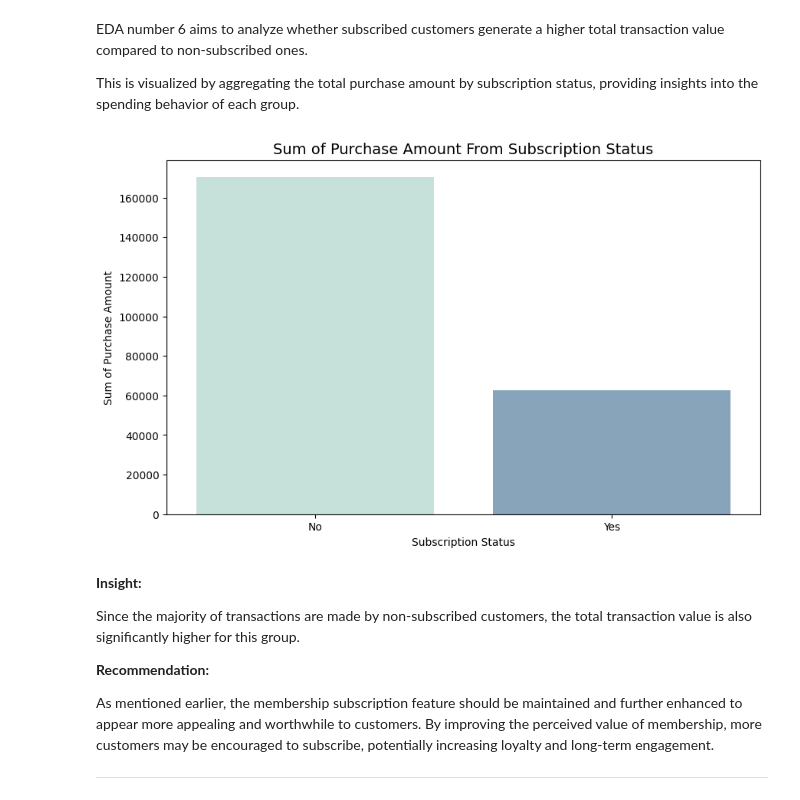
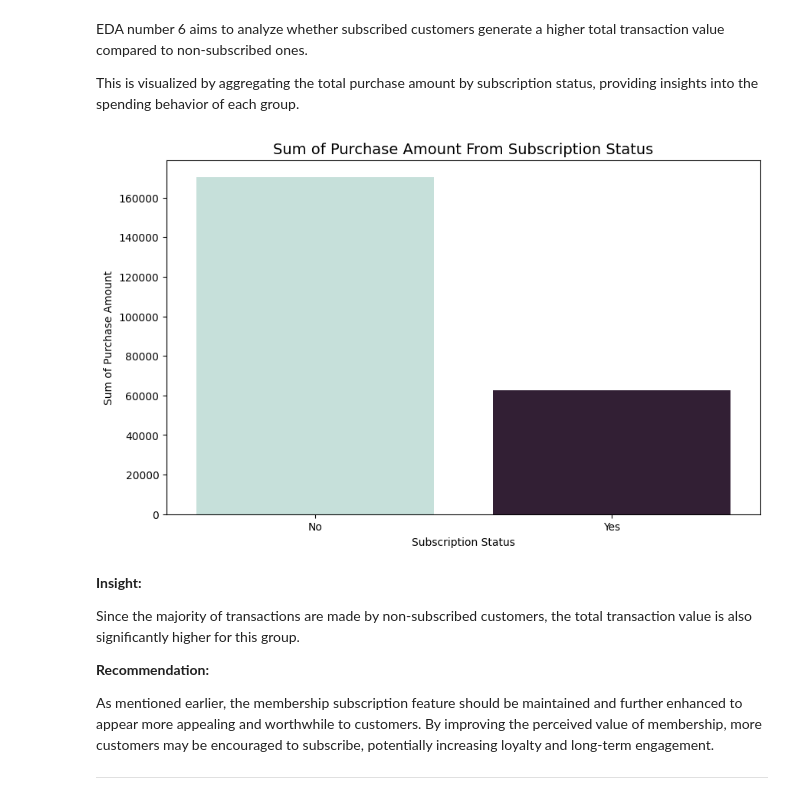
Before and after one commit to yonathanggraiwan/Sales_Trend_Analysis_in_E_Commerce, a Jupyter notebook: Sales Trend Analysis in E-Commerce_Yonathan_Anggraiwan(English).ipynb, the cells around one changed output. Cells and saved outputs as stored; diff of their text form; code cells hidden in the pictures.

```diff
--- a/Sales Trend Analysis in E-Commerce_Yonathan_Anggraiwan(English).ipynb
+++ b/Sales Trend Analysis in E-Commerce_Yonathan_Anggraiwan(English).ipynb
@@ -453,16 +453,16 @@ This is visualized by aggregating the total purchase amount by subscription stat
 # %%
 ss_pa = df.groupby("SS")["PA"].sum().reset_index().sort_values(by="PA", ascending=False)
 
 plt.figure(figsize=(10, 6))
-sns.barplot(x="SS", y="PA", data=ss_pa, palette=sns.cubehelix_palette(n_colors=4, start=0.6, rot=-0.5))
+sns.barplot(x="SS", y="PA", data=ss_pa, palette=sns.cubehelix_palette(n_colors=2, start=0.6, rot=-0.5))
 
 plt.xlabel("Subscription Status")
 plt.ylabel("Sum of Purchase Amount")
 plt.title("Sum of Purchase Amount From Subscription Status", fontsize=14, loc="center")
 
 plt.show()
 # %% [output]
-[figure, old version]
+[figure, new version]
 # %% [markdown]
 **Insight:**
 
```
Also changed, not shown: parts of 1 cell of this notebook.
